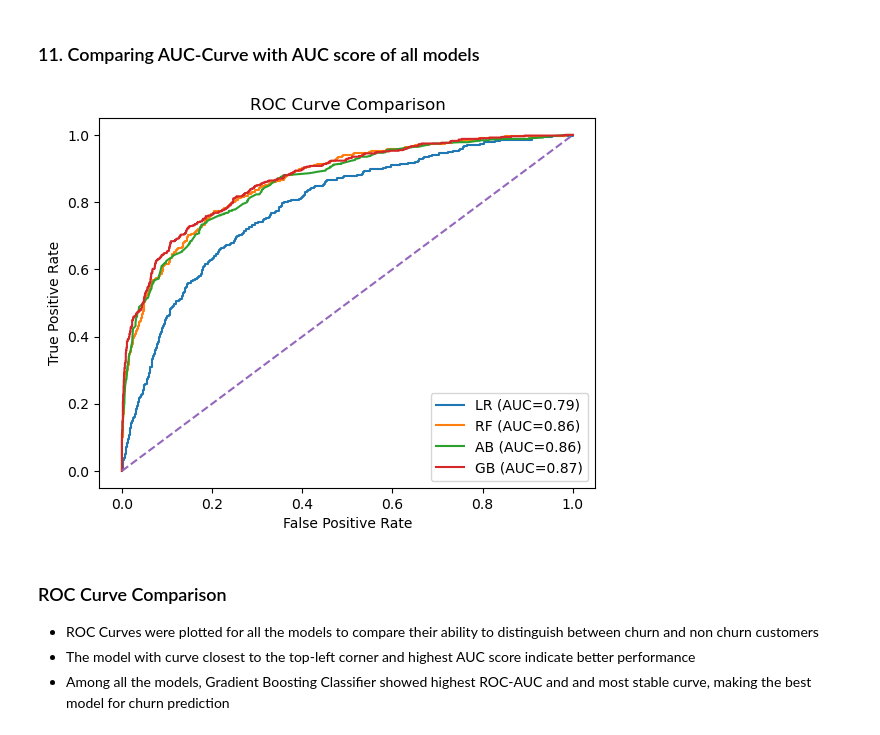
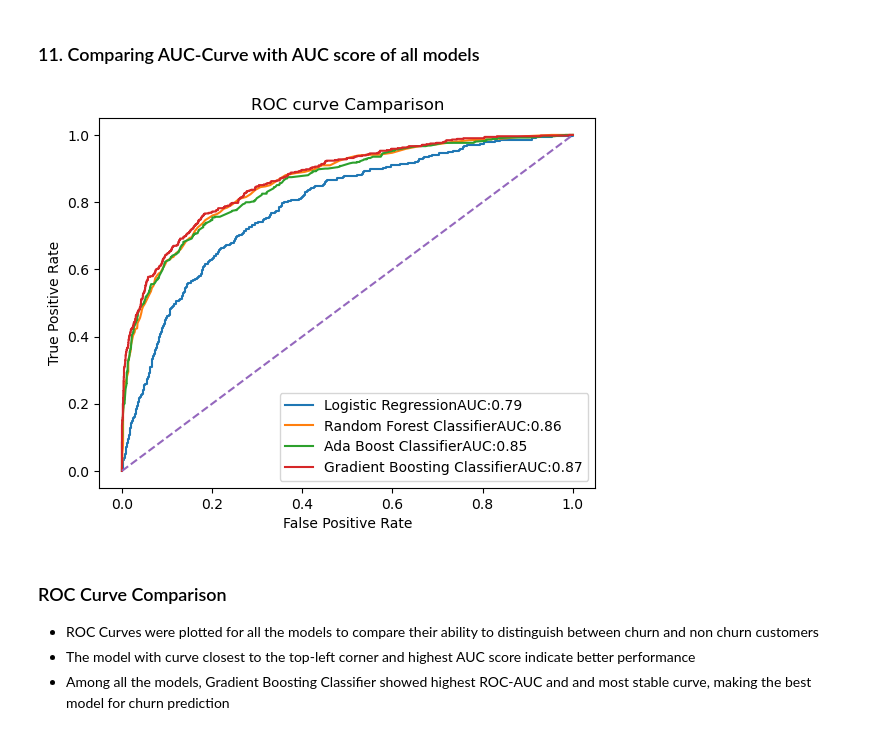
Before and after one commit to vijay12918/Bank_Customer_Churn_Prediction, a Jupyter notebook: Bank_Churn_Prediction.ipynb, the cells around one changed output. Cells and saved outputs as stored; diff of their text form; code cells hidden in the pictures.

```diff
--- a/Bank_Churn_Prediction.ipynb
+++ b/Bank_Churn_Prediction.ipynb
@@ -280,6 +226,6 @@ Pipeline(steps=[('preprocessor',
 # %%
 #prediction using model
-y_pred_AB = pipeline_AB.predict(X_test)
-y_prob_AB = pipeline_AB.predict_proba(X_test)[:,-1]
+y_pred_ab = pipeline_ab.predict(X_test)
+y_prob_ab = pipeline_ab.predict_proba(X_test)[:,-1]
 # %%
 #Evaluating model
@@ -327,6 +272,6 @@ Pipeline(steps=[('preprocessor',
 # %%
 #Prediction using model
-y_pred_GB = pipeline_GB.predict(X_test)
-y_prob_GB = pipeline_GB.predict_proba(X_test)[:,1]
+y_pred_gb = pipeline_gb.predict(X_test)
+y_prob_gb = pipeline_gb.predict_proba(X_test)[:,1]
 # %%
 #Evaluating model
@@ -448,27 +383,24 @@ plt.show()
 - Customer using fewer bank products have a higher churn probability
 # %% [markdown]
 ### 11. Comparing AUC-Curve with AUC score of all models
-# %%
-fpr_LR, tpr_LR, thres_LR = roc_curve(y_test,y_prob_LR)
-fpr_RF, tpr_RF, thres_RF = roc_curve(y_test,y_prob_RFC)
-fpr_AB, tpr_AB, thres_AB = roc_curve(y_test,y_prob_AB)
-fpr_GB, tpr_GB, thres_GB = roc_curve(y_test,y_prob_GB)
-fpr_GB_gscv, tpr_GB_gscv, thres_GB_gscv = roc_curve(y_test,y_prob_gscv)
-
-plt.plot(fpr_LR, tpr_LR, label=f'LR (AUC={auc(fpr_LR, tpr_LR):.2f})')
-plt.plot(fpr_RF, tpr_RF, label=f'RF (AUC={auc(fpr_RF, tpr_RF):.2f})')
-plt.plot(fpr_AB, tpr_AB, label=f'AB (AUC={auc(fpr_AB, tpr_AB):.2f})')
-plt.plot(fpr_GB, tpr_GB, label=f'GB (AUC={auc(fpr_GB, tpr_GB):.2f})')
-
-plt.plot([0,1], [0,1], linestyle='--')
-
-plt.xlabel('False Positive Rate')
-plt.ylabel('True Positive Rate')
-plt.title('ROC Curve Comparison')
-plt.legend()
-plt.show()
-# %% [output]
-[figure, removed]
+# %%
+models = {
+    'Logistic Regression':y_prob_lr,
+    'Random Forest Classifier': y_prob_rfc,
+    'Ada Boost Classifier':y_prob_ab,
+    'Gradient Boosting Classifier': y_prob_gb
+}
+for name,prob in models.items():
+    fpr,tpr,_ = roc_curve(y_test,prob)
+    plt.plot(fpr,tpr, label=f'{name}AUC:{roc_auc_score(y_test,prob):.2f}')
+plt.plot([0,1],[0,1],'--')
+plt.xlabel('False Positive Rate')
+plt.ylabel('True Positive Rate')
+plt.title('ROC curve Camparison')
+plt.legend()
+plt.show()
+# %% [output]
+[figure, added]
 # %% [markdown]
 ### ROC Curve Comparison
 - ROC Curves were plotted for all the models to compare their ability to distinguish between churn and non churn customers
```
Also changed, not shown: parts of 41 cells of this notebook.
